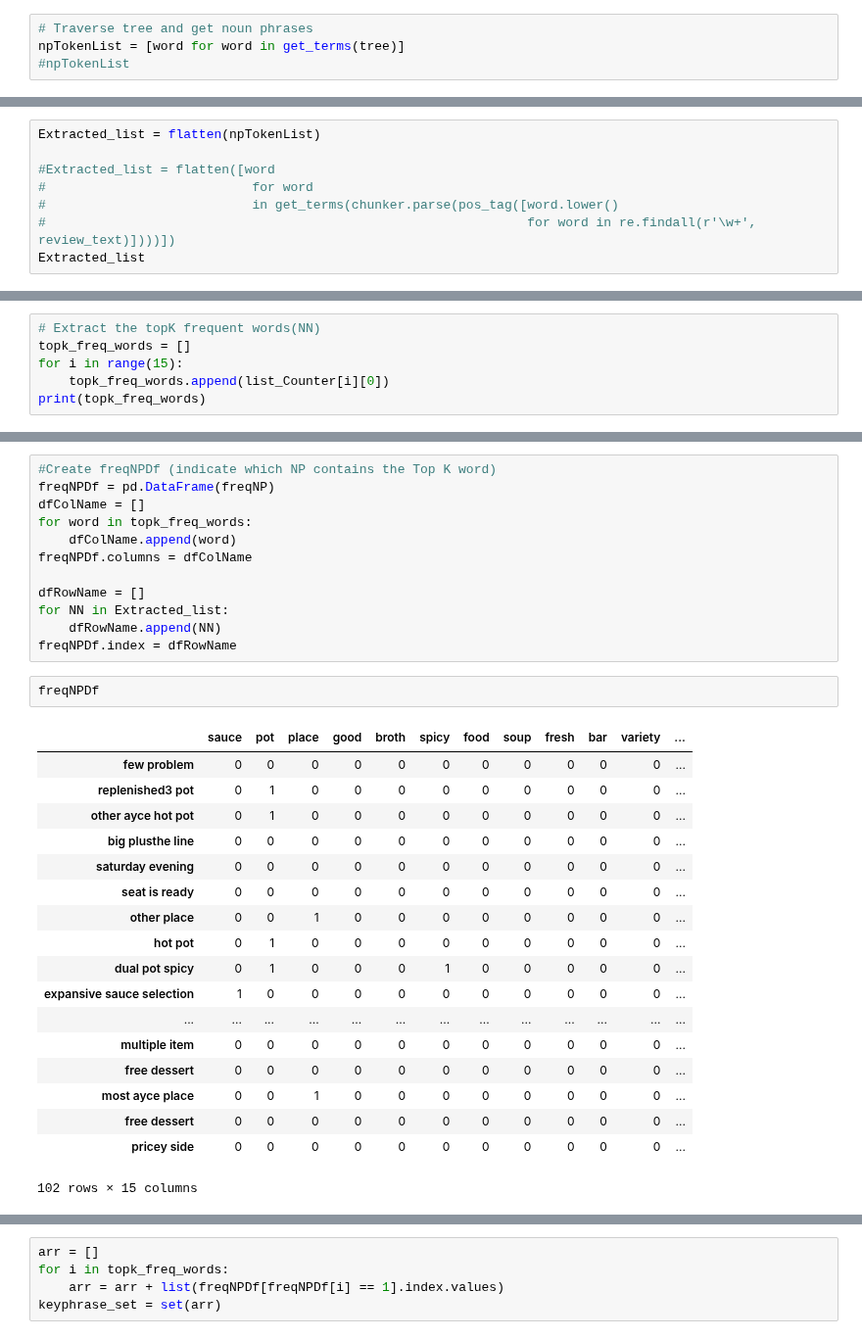
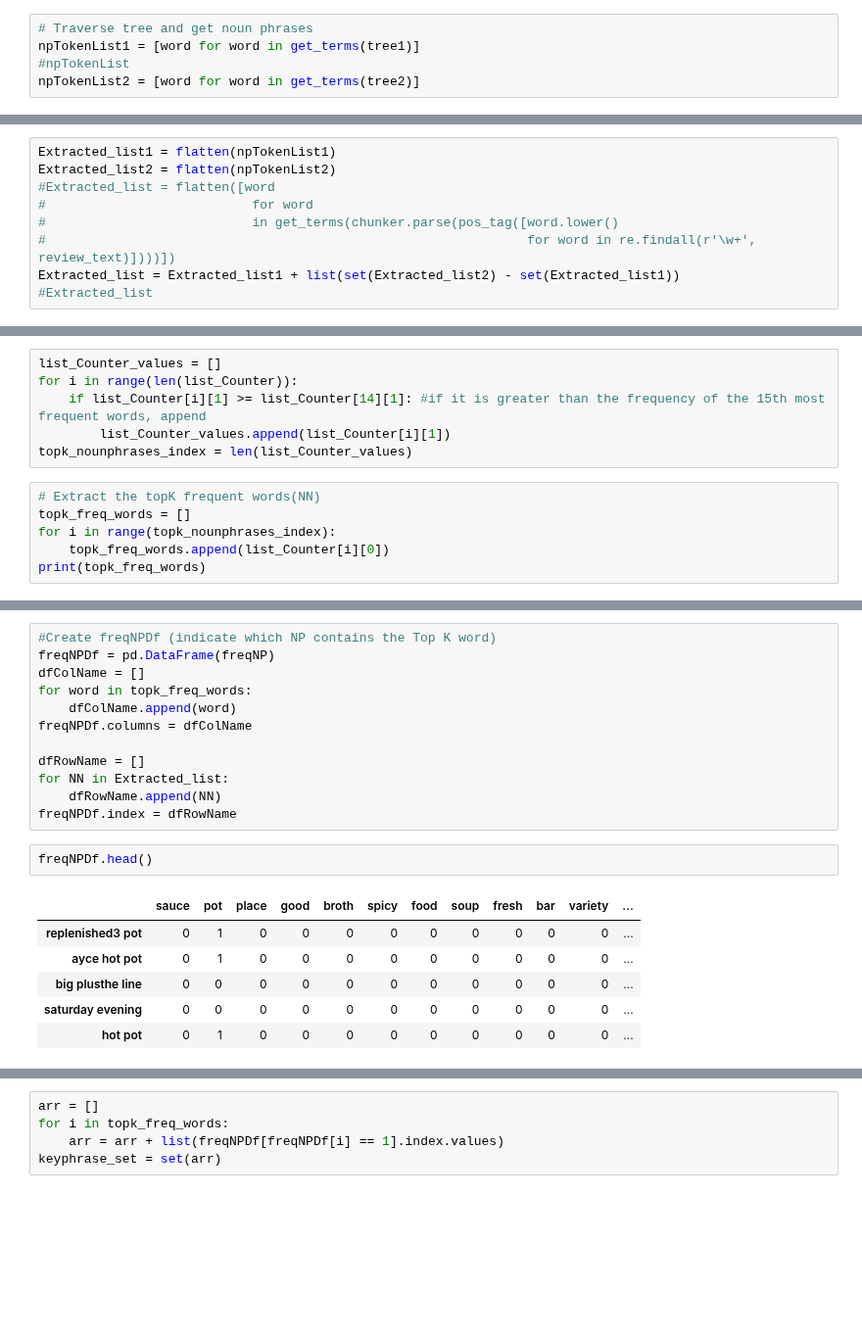
Before and after one commit to TinaBBB/iNAGO_RecSys, a Jupyter notebook: Yelp_data_exploration/KNN_with_Toronto_Explanation_V2.ipynb, the cells around one changed output, grey strips where cells are left out. Shown at 98% size. Cells and saved outputs as stored; diff of their text form; blank space fills up the shorter version.

```diff
--- a/Yelp_data_exploration/KNN_with_Toronto_Explanation_V2.ipynb
+++ b/Yelp_data_exploration/KNN_with_Toronto_Explanation_V2.ipynb
@@ -448,8 +461,9 @@ def get_terms(tree):
             yield term
 # %%
 # Traverse tree and get noun phrases
-npTokenList = [word for word in get_terms(tree)]
+npTokenList1 = [word for word in get_terms(tree1)]
 #npTokenList
+npTokenList2 = [word for word in get_terms(tree2)]
 # %%
 # Flatten phrase lists to get tokens for analysis
 def flatten(npTokenList):
@@ -461,10 +475,11 @@ def flatten(npTokenList):
         finalList.append(token.rstrip())
     return finalList
 # %%
-Extracted_list = flatten(npTokenList)
-
+Extracted_list1 = flatten(npTokenList1)
+Extracted_list2 = flatten(npTokenList2)
 #Extracted_list = flatten([word
 #                           for word
 #                           in get_terms(chunker.parse(pos_tag([word.lower()
 #                                                               for word in re.findall(r'\w+', review_text)])))])
-Extracted_list
+Extracted_list = Extracted_list1 + list(set(Extracted_list2) - set(Extracted_list1))
+#Extracted_list
@@ -536,10 +518,16 @@ for key, value in sorted(dict_Counter.items(), key=lambda item: item[1], reverse
 print(list_Counter)
 # %% [output]
 [['sauce', 15], ['pot', 14], ['place', 13], ['good', 9], ['broth', 9], ['spicy', 8], ['food', 7], ['soup', 7], ['fresh', 7], ['bar', 6], ['variety', 6], ['time', 6], ['hotpot', 5], ['table', 5], ['ser ...
+# %%
+list_Counter_values = []
+for i in range(len(list_Counter)):
+    if list_Counter[i][1] >= list_Counter[14][1]: #if it is greater than the frequency of the 15th most frequent words, append
+        list_Counter_values.append(list_Counter[i][1])
+topk_nounphrases_index = len(list_Counter_values)
 # %%
 # Extract the topK frequent words(NN)
 topk_freq_words = []
-for i in range(15):
+for i in range(topk_nounphrases_index):
     topk_freq_words.append(list_Counter[i][0])
 print(topk_freq_words)
 # %% [output]
@@ -564,23 +552,11 @@ for NN in Extracted_list:
     dfRowName.append(NN)
 freqNPDf.index = dfRowName
 # %%
-freqNPDf
+freqNPDf.head()
 # %% [output]
 |  | sauce | pot | place | good | broth | spicy | food | soup | fresh | bar | variety | ... |
-| few problem | 0 | 0 | 0 | 0 | 0 | 0 | 0 | 0 | 0 | 0 | 0 | ... |
 | replenished3 pot | 0 | 1 | 0 | 0 | 0 | 0 | 0 | 0 | 0 | 0 | 0 | ... |
-| other ayce hot pot | 0 | 1 | 0 | 0 | 0 | 0 | 0 | 0 | 0 | 0 | 0 | ... |
+| ayce hot pot | 0 | 1 | 0 | 0 | 0 | 0 | 0 | 0 | 0 | 0 | 0 | ... |
 | big plusthe line | 0 | 0 | 0 | 0 | 0 | 0 | 0 | 0 | 0 | 0 | 0 | ... |
 | saturday evening | 0 | 0 | 0 | 0 | 0 | 0 | 0 | 0 | 0 | 0 | 0 | ... |
-| seat is ready | 0 | 0 | 0 | 0 | 0 | 0 | 0 | 0 | 0 | 0 | 0 | ... |
-| other place | 0 | 0 | 1 | 0 | 0 | 0 | 0 | 0 | 0 | 0 | 0 | ... |
 | hot pot | 0 | 1 | 0 | 0 | 0 | 0 | 0 | 0 | 0 | 0 | 0 | ... |
-| dual pot spicy | 0 | 1 | 0 | 0 | 0 | 1 | 0 | 0 | 0 | 0 | 0 | ... |
-| expansive sauce selection | 1 | 0 | 0 | 0 | 0 | 0 | 0 | 0 | 0 | 0 | 0 | ... |
-| ... | ... | ... | ... | ... | ... | ... | ... | ... | ... | ... | ... | ... |
-| multiple item | 0 | 0 | 0 | 0 | 0 | 0 | 0 | 0 | 0 | 0 | 0 | ... |
-| free dessert | 0 | 0 | 0 | 0 | 0 | 0 | 0 | 0 | 0 | 0 | 0 | ... |
-| most ayce place | 0 | 0 | 1 | 0 | 0 | 0 | 0 | 0 | 0 | 0 | 0 | ... |
-| free dessert | 0 | 0 | 0 | 0 | 0 | 0 | 0 | 0 | 0 | 0 | 0 | ... |
-| pricey side | 0 | 0 | 0 | 0 | 0 | 0 | 0 | 0 | 0 | 0 | 0 | ... |
-102 rows × 15 columns
```
Also changed, not shown: parts of 27 cells of this notebook.
